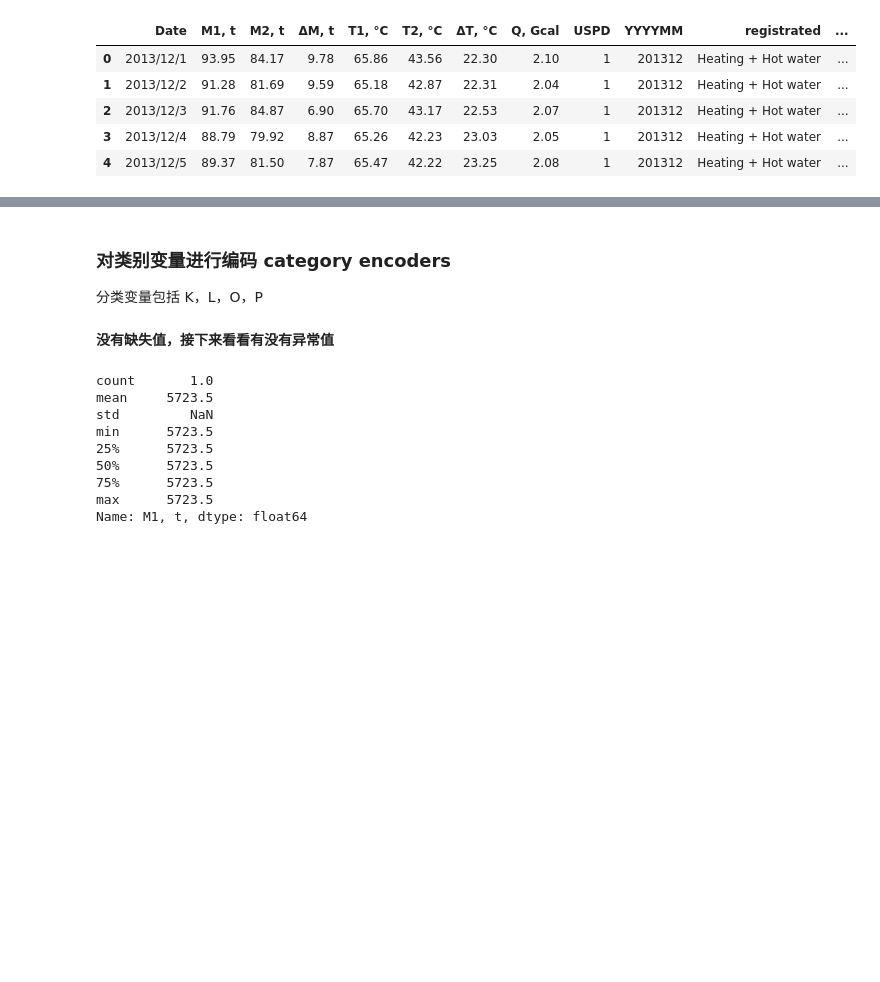
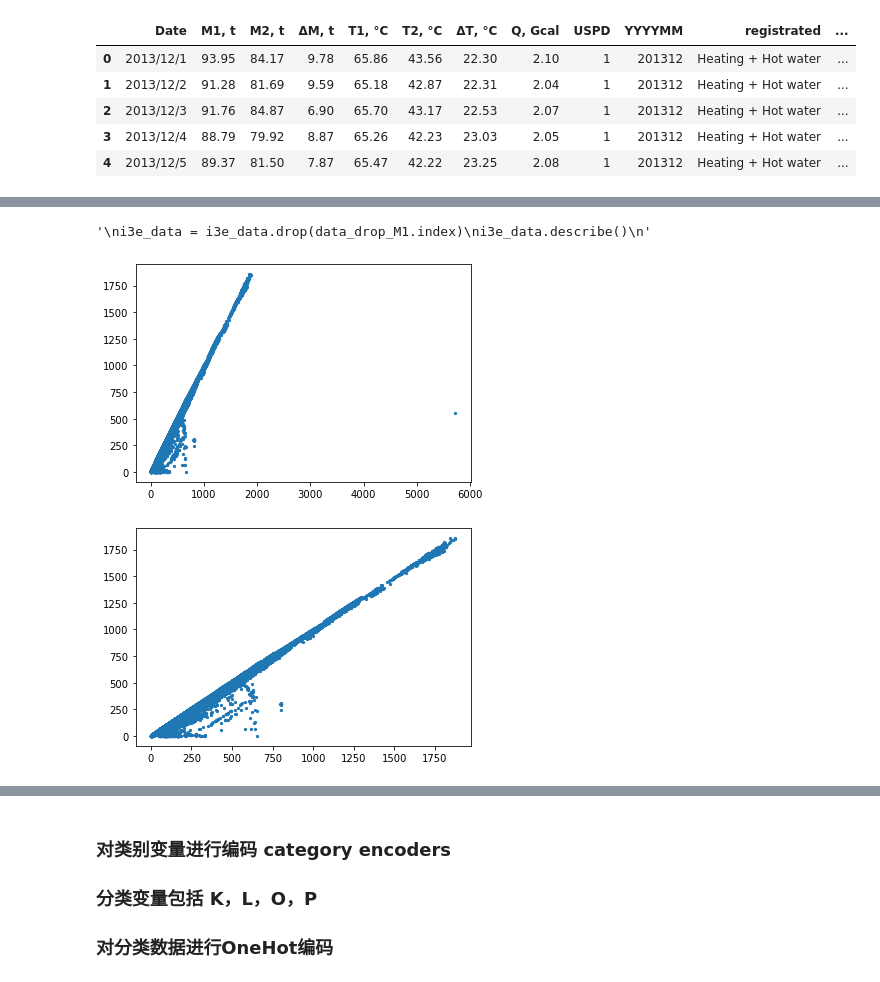
Before and after one commit to Hotomoderato/Heating-System-Analysis, a Jupyter notebook: Final_Dsss.ipynb, the cells around one changed output, grey strips where cells are left out. Saved outputs shown, nothing was run; the diff lists cells and outputs as text; code cells hidden in the pictures; blank space fills up the shorter version.

Commit message:
Data Description
Data Description on building heating system

```diff
--- a/Final_Dsss.ipynb
+++ b/Final_Dsss.ipynb
@@ -11,7 +18,7 @@ pd.set_option('display.max_columns', None)
 pd.set_option('display.max_rows', None)
 # %%
 # 导入i3e数据
-i3e_data = pd.read_csv('/Users/han/Desktop/Dissertation/i3e_data.csv')
+i3e_data = pd.read_csv('/Users/han/Desktop/Dissertation/Heating-System-Analysis/i3e_data.csv')
 i3e_data.head()
 # %% [output]
 |  | Date | М1, t | М2, t | ΔМ, t | Т1, °C | Т2, °C | ΔТ, °C | Q, Gcal | USPD | YYYYMM | registrated | ... |
@@ -54,0 +114,27 @@ i3e_data.describe()
+# %%
+'''
+M1.values
+mean_M1 = M1.mean()
+std_M1 = M1.std()
+error = i3e_data[np.abs(M1-mean_M1) > 3*std_M1]
+# 剔除异常值，保留正常的数据
+data_drop_M1 = i3e_data[np.abs(M1 - mean_M1) <= 3*std_M1]
+data_drop_M1.describe()
+'''
+'''
+i3e_data = i3e_data.drop(data_drop_M1.index)
+i3e_data.describe()
+'''
+# %% [output]
+'\ni3e_data = i3e_data.drop(data_drop_M1.index)\ni3e_data.describe()\n'
+# %%
+plt.scatter(M1, M2, s=5)
+plt.show()
+data_drop_M1 = i3e_data[M1 == 5723.5]
+i3e_data = i3e_data.drop(data_drop_M1.index)
+plt.scatter(i3e_data['М1, t'], i3e_data['М2, t'], s=5)
+plt.show()
+i3e_data.describe()
+# %% [output]
+[figure, added]
+[figure, added]
@@ -55,3 +150,4 @@ i3e_data.describe()
 # %% [markdown]
 ### 对类别变量进行编码 category encoders
-分类变量包括 K，L，O，P
+### 分类变量包括 K，L，O，P
+### 对分类数据进行OneHot编码
@@ -77,15 +153,0 @@ scheme = i3e_data["scheme"]
-# %% [markdown]
-**没有缺失值，接下来看看有没有异常值**
-# %%
-Threshold_M1 = 4000
-M1[M1 > Threshold_M1].describe()
-# %% [output]
-count       1.0
-mean     5723.5
-std         NaN
-min      5723.5
-25%      5723.5
-50%      5723.5
-75%      5723.5
-max      5723.5
-Name: М1, t, dtype: float64
```
Also changed, not shown: parts of 10 cells of this notebook, 1 other file.
